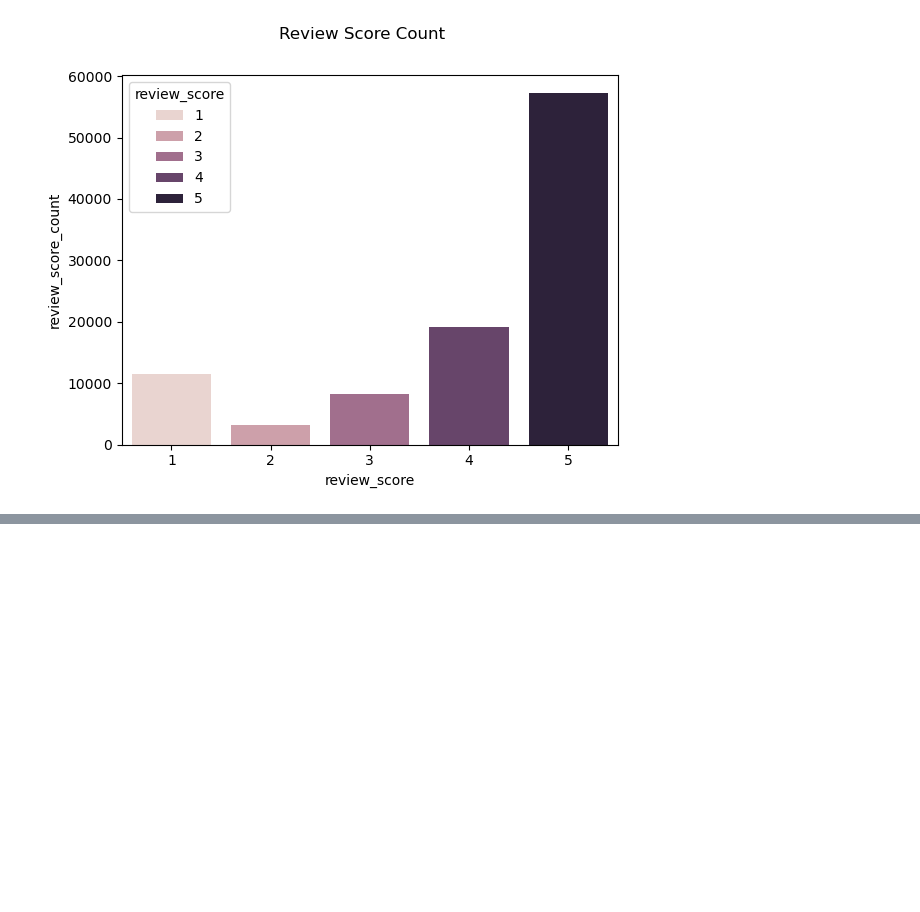
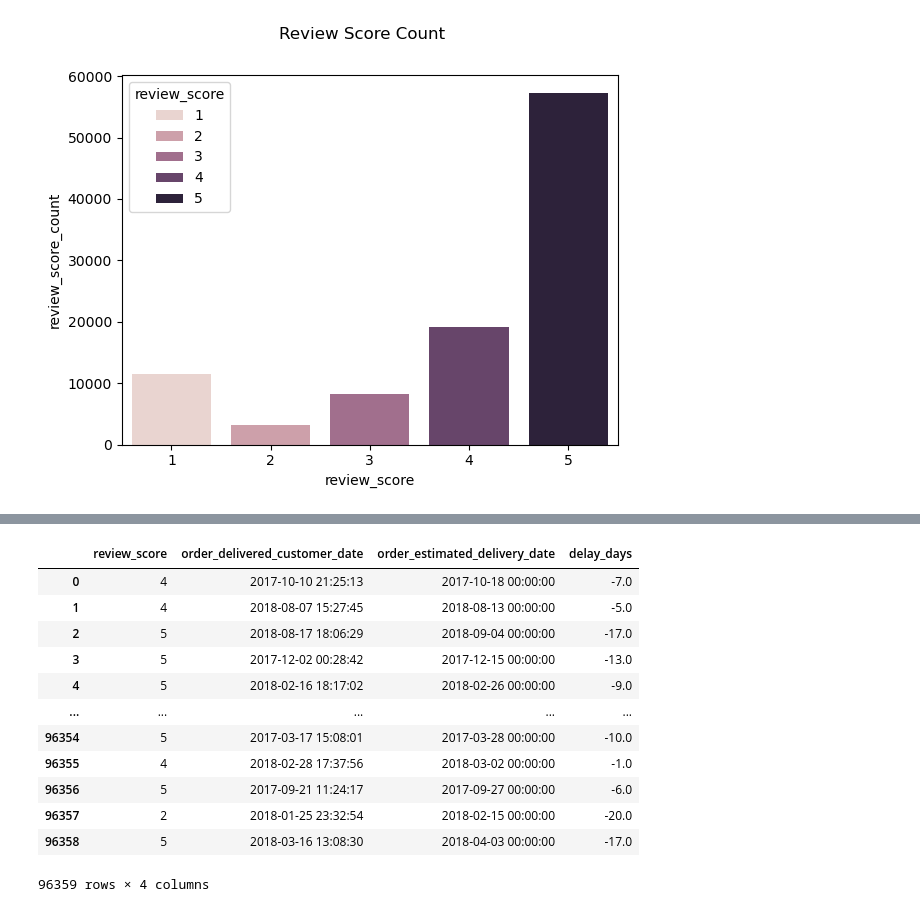
Before and after one commit to taaesu/olist_sql_python_analysis, a Jupyter notebook: olist_analysis.ipynb, the cells around one changed output, grey strips where cells are left out. Saved outputs shown, nothing was run; the diff lists cells and outputs as text; code cells hidden in the pictures; blank space fills up the shorter version.

```diff
--- a/olist_analysis.ipynb
+++ b/olist_analysis.ipynb
@@ -101,0 +114,28 @@ fig.suptitle('Review Score Count');
+# %%
+query = '''
+SELECT
+    r.review_score,
+    o.order_delivered_customer_date,
+    o.order_estimated_delivery_date,
+    ROUND(JULIANDAY(o.order_delivered_customer_date) - JULIANDAY(o.order_estimated_delivery_date)) AS delay_days
+FROM order_reviews AS r
+JOIN orders AS o
+ON r.order_id = o.order_id
+WHERE o.order_delivered_customer_date IS NOT NULL
+'''
+df_delay = pd.read_sql(query,conn)
+df_delay
+# %% [output]
+|  | review_score | order_delivered_customer_date | order_estimated_delivery_date | delay_days |
+| 0 | 4 | 2017-10-10 21:25:13 | 2017-10-18 00:00:00 | -7.0 |
+| 1 | 4 | 2018-08-07 15:27:45 | 2018-08-13 00:00:00 | -5.0 |
+| 2 | 5 | 2018-08-17 18:06:29 | 2018-09-04 00:00:00 | -17.0 |
+| 3 | 5 | 2017-12-02 00:28:42 | 2017-12-15 00:00:00 | -13.0 |
+| 4 | 5 | 2018-02-16 18:17:02 | 2018-02-26 00:00:00 | -9.0 |
+| ... | ... | ... | ... | ... |
+| 96354 | 5 | 2017-03-17 15:08:01 | 2017-03-28 00:00:00 | -10.0 |
+| 96355 | 4 | 2018-02-28 17:37:56 | 2018-03-02 00:00:00 | -1.0 |
+| 96356 | 5 | 2017-09-21 11:24:17 | 2017-09-27 00:00:00 | -6.0 |
+| 96357 | 2 | 2018-01-25 23:32:54 | 2018-02-15 00:00:00 | -20.0 |
+| 96358 | 5 | 2018-03-16 13:08:30 | 2018-04-03 00:00:00 | -17.0 |
+96359 rows × 4 columns
```
Also changed, not shown: parts of 3 cells of this notebook.
